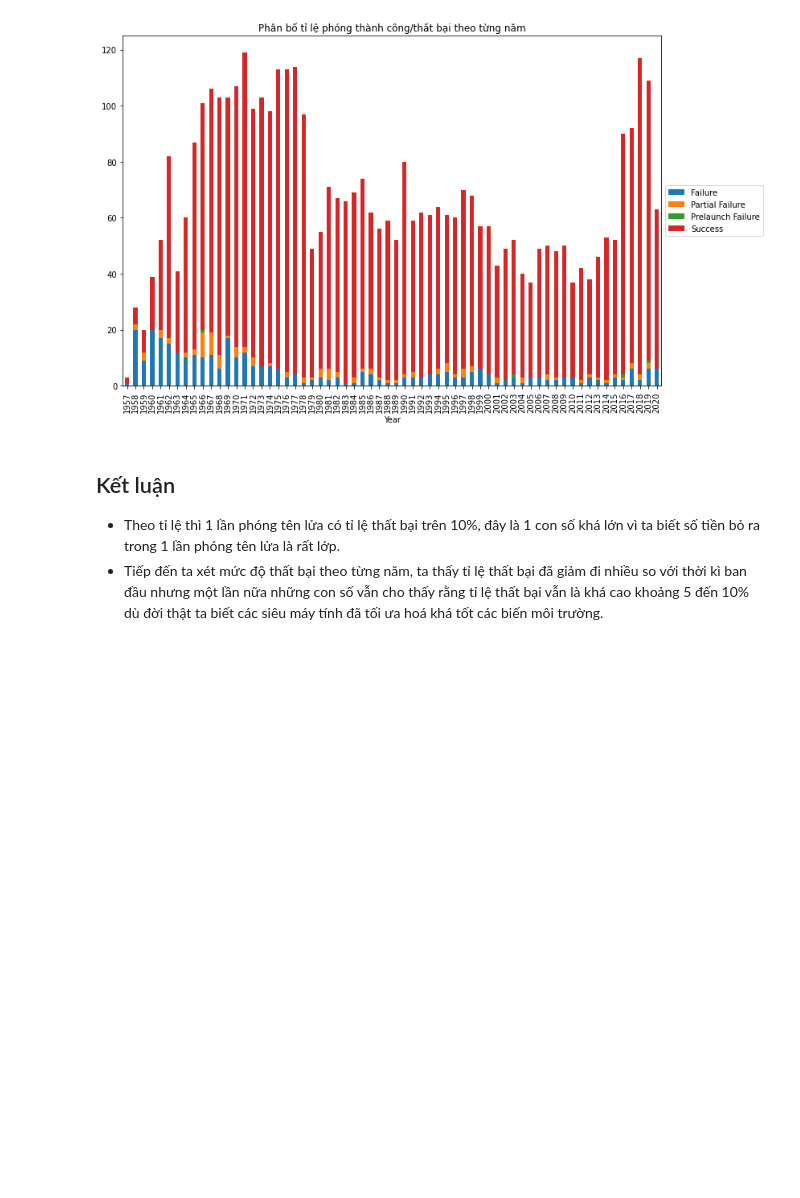
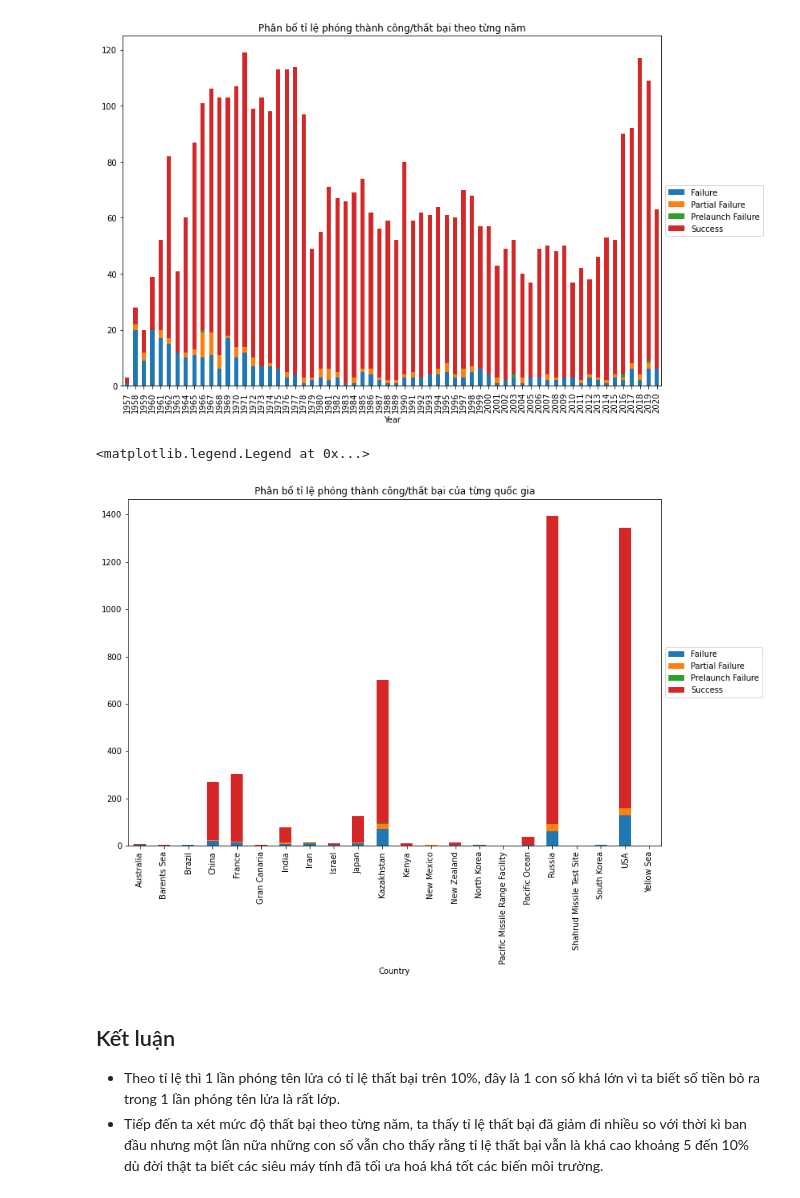
Before and after one commit to Shiro-TT/Data-Science-programing, a Jupyter notebook: 1712782-DaoThanhThien.ipynb, the cells around one changed output. Saved outputs shown, nothing was run; the diff lists cells and outputs as text; code cells hidden in the pictures; blank space fills up the shorter version.

```diff
--- a/1712782-DaoThanhThien.ipynb
+++ b/1712782-DaoThanhThien.ipynb
@@ -342,6 +342,13 @@ df2[df2.columns].plot(title='Phân bố tỉ lệ phóng thành công/thất b
 # %% [output]
 <matplotlib.legend.Legend at 0x...>
 [figure]
+# %%
+df2 = df.groupby(['Country','Status Mission'])['Country'].count().unstack('Status Mission').fillna(0)
+df2[df2.columns].plot(title='Phân bố tỉ lệ phóng thành công/thất bại của từng quốc gia',
+                      kind='bar', stacked=True,figsize=(12,8)).legend(loc='center left',bbox_to_anchor=(1.0, 0.5))
+# %% [output]
+<matplotlib.legend.Legend at 0x...>
+[figure, added]
 # %% [markdown]
 ## Kết luận
 
```
Also changed, not shown: parts of 6 cells of this notebook.
